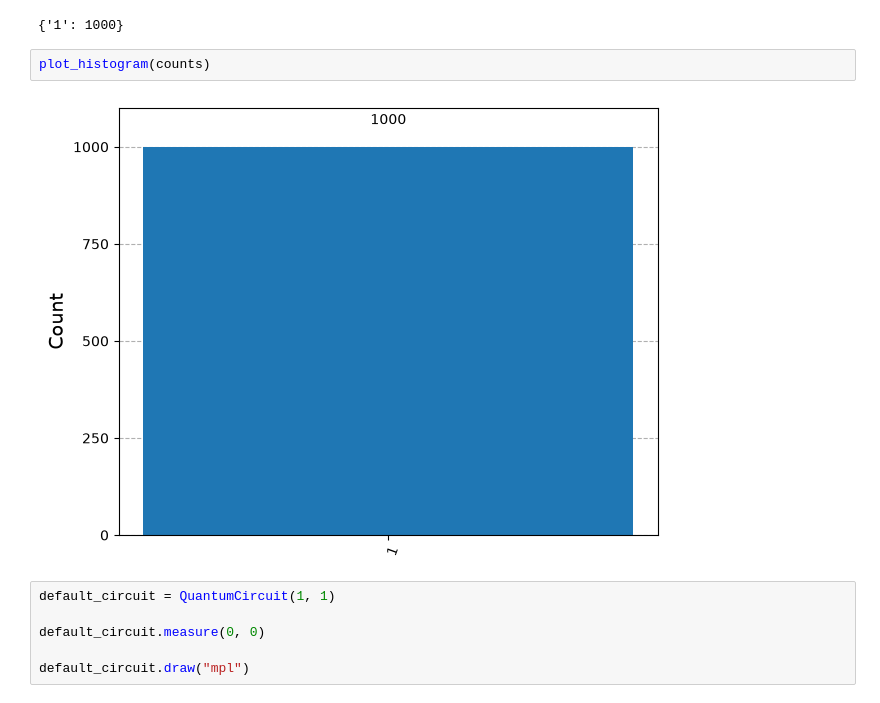
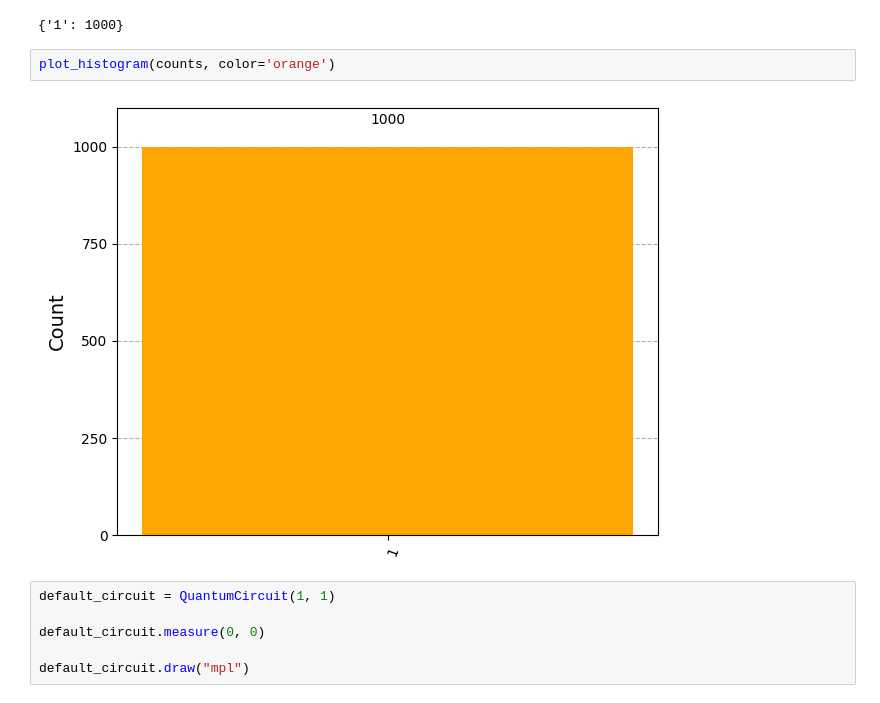
Before and after one commit to ramonajaberian68/Quantum_Algorithm_Programming, a Jupyter notebook: 01_Creating_and_Measuring_a_Qubit.ipynb, the cells around one changed output. Saved outputs shown, nothing was run; the diff lists cells and outputs as text.

```diff
--- a/01_Creating_and_Measuring_a_Qubit.ipynb
+++ b/01_Creating_and_Measuring_a_Qubit.ipynb
@@ -59,9 +41,9 @@ print(counts)
 # %% [output]
 {'1': 1000}
 # %%
-plot_histogram(counts)
+plot_histogram(counts, color='orange')
 # %% [output]
-[figure, old version]
+[figure, new version]
 # %%
 default_circuit = QuantumCircuit(1, 1)
 
```
Also changed, not shown: parts of 2 cells of this notebook.
